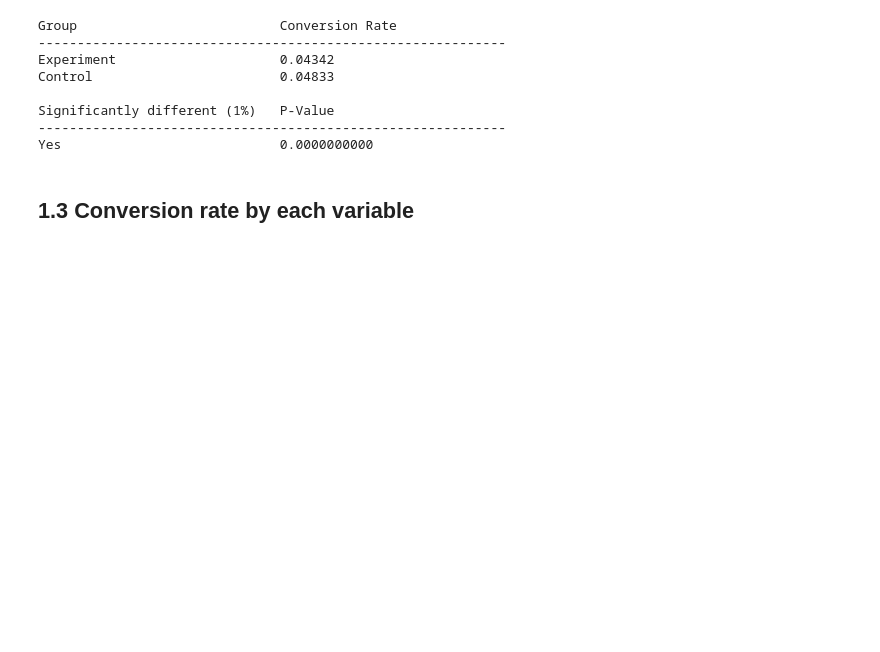
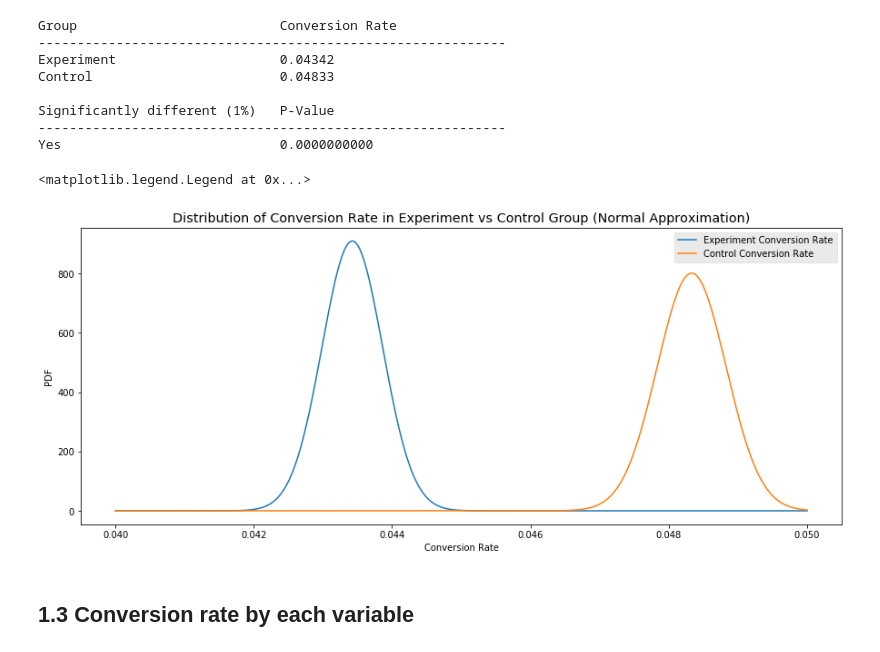
Before and after one commit to EconomistYW/Take-home-data-challenge, a Jupyter notebook: PROGRAM/DS Challenge 2 - Spanish Translation AB Test.ipynb, the cells around one changed output. Drawn from its saved outputs; the diff is of its cells as text; code cells hidden in the pictures; blank space fills up the shorter version.

```diff
--- a/PROGRAM/DS Challenge 2 - Spanish Translation AB Test.ipynb
+++ b/PROGRAM/DS Challenge 2 - Spanish Translation AB Test.ipynb
@@ -158,6 +158,25 @@ Control                        0.04833
 Significantly different (1%)   P-Value
 ------------------------------------------------------------
 Yes                            0.0000000000
+# %%
+# standard error of the mean for both groups
+se_experiment = np.sqrt(experiment_conversion_ratio*(1-experiment_conversion_ratio))/np.sqrt(experiment_conversion.count())
+se_control = np.sqrt(control_conversion_ratio*(1-control_conversion_ratio))/np.sqrt(control_conversion.count())
+# plot the null and alternative hypothesis
+fig, ax = plt.subplots(figsize=(15,6))
+plt.style.use('ggplot')
+x = np.linspace(0.04, 0.05, 1000)
+y_experiment = stats.norm(experiment_conversion_ratio, se_experiment).pdf(x)
+y_control = stats.norm(control_conversion_ratio, se_control).pdf(x)
+ax.plot(x, y_experiment,label='Experiment Conversion Rate')
+ax.plot(x, y_control,label='Control Conversion Rate')
+ax.set_title('Distribution of Conversion Rate in Experiment vs Control Group (Normal Approximation)')
+plt.xlabel('Conversion Rate')
+plt.ylabel('PDF')
+plt.legend()
+# %% [output]
+<matplotlib.legend.Legend at 0x...>
+[figure, added]
 # %% [markdown]
 ## 1.3 Conversion rate by each variable
 # %%
```
Also changed, not shown: parts of 5 cells of this notebook, 5 other files.
